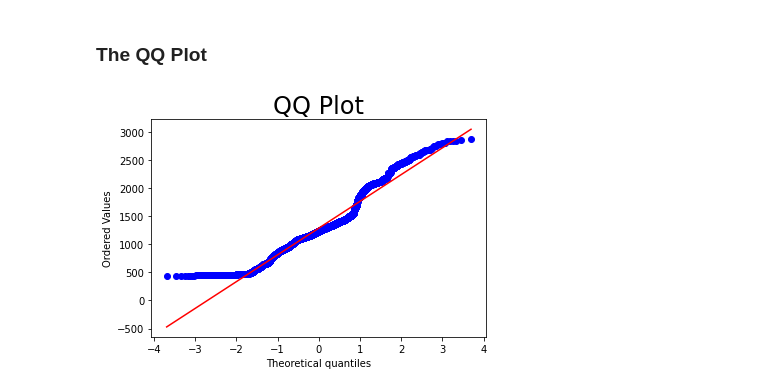
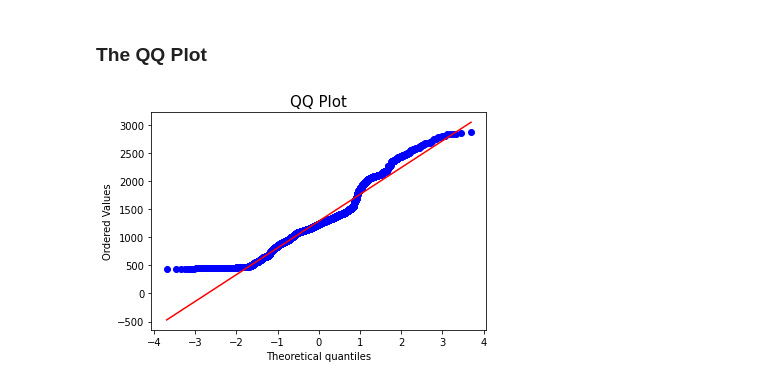
Before and after one commit to hebs095/curso-series-temporales, a Jupyter notebook: 1. Introduccion a las series temporales/Python/1_Python_Introducción_a_las_series_temporales.ipynb, the cells around one changed output. Drawn from its saved outputs; the diff is of its cells as text; code cells hidden in the pictures.

```diff
--- a/1. Introduccion a las series temporales/Python/1_Python_Introducción_a_las_series_temporales.ipynb
+++ b/1. Introduccion a las series temporales/Python/1_Python_Introducción_a_las_series_temporales.ipynb
@@ -118,7 +118,7 @@ plt.show()
 import scipy.stats
 # %%
 scipy.stats.probplot(df_comp.spx, plot =  plt)
-plt.title("QQ Plot", size = 24)
+plt.title("QQ Plot", size = 15)
 plt.show()
 # %% [output]
-[figure, old version]
+[figure, new version]
```
Also changed, not shown: parts of 4 cells of this notebook.
